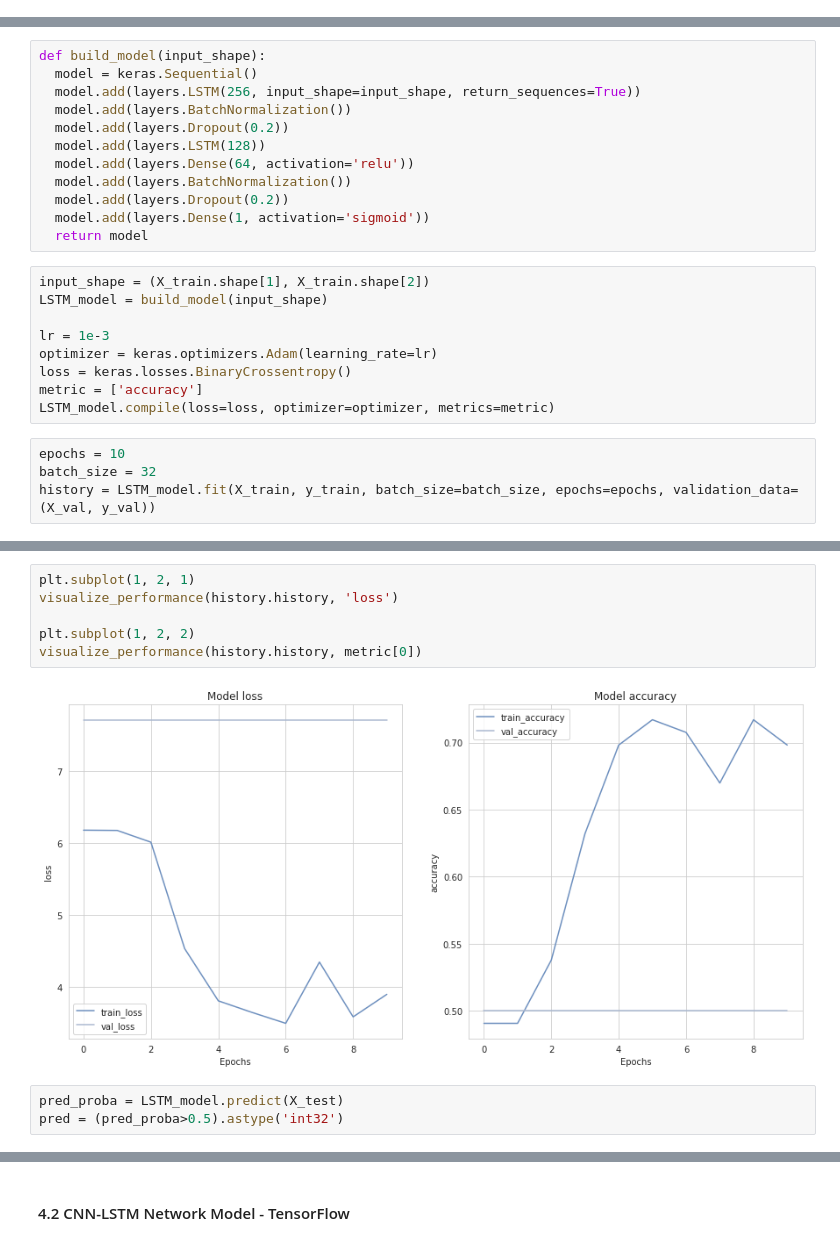
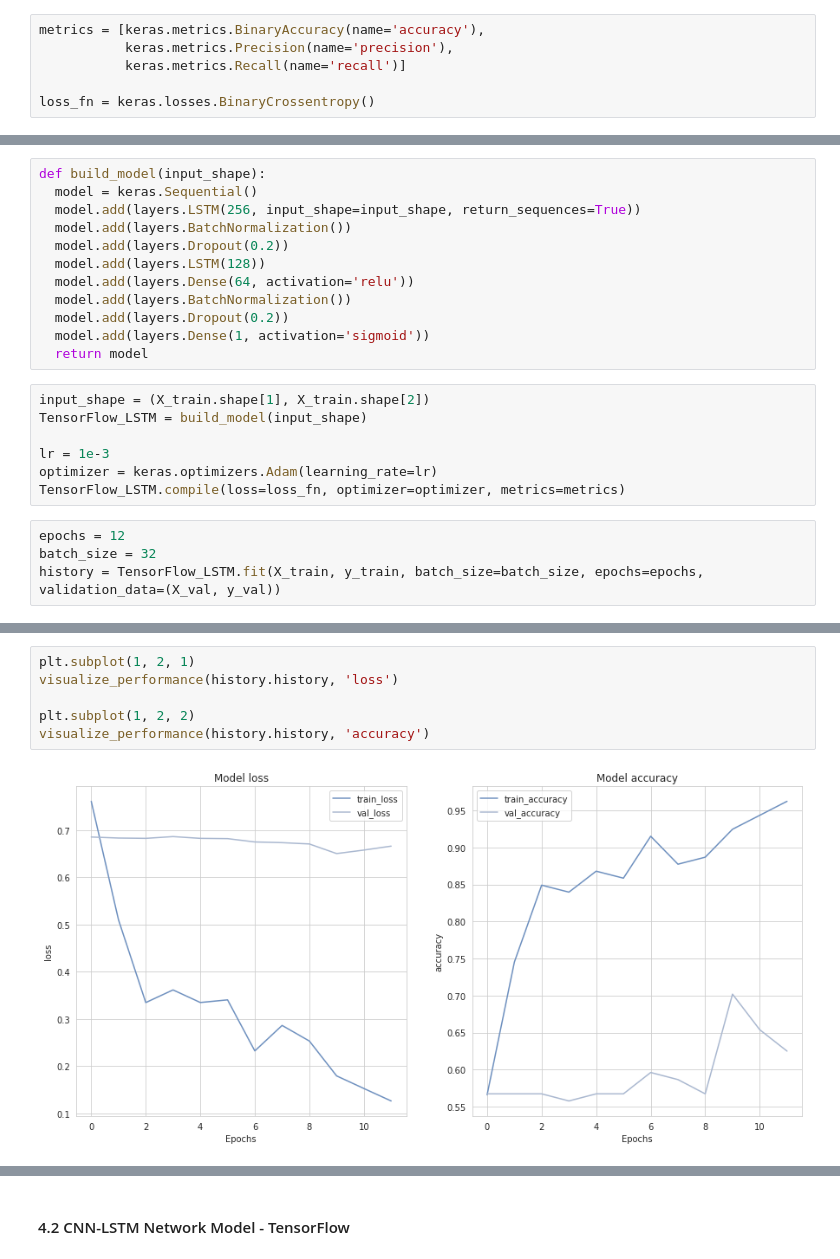
Before and after one commit to Satorumi/Machine-Learning, a Jupyter notebook: TimeSeries_Classification.ipynb, the cells around one changed output, grey strips where cells are left out. Saved outputs shown, nothing was run; the diff lists cells and outputs as text.

```diff
--- a/TimeSeries_Classification.ipynb
+++ b/TimeSeries_Classification.ipynb
@@ -205,6 +203,12 @@ def visualize_performance(history, metric):
   plt.ylabel(metric)
   plt.legend(['train_' + metric, 'val_' + metric])
   plt.title(f'Model {metric}')
+# %%
+metrics = [keras.metrics.BinaryAccuracy(name='accuracy'),
+           keras.metrics.Precision(name='precision'),
+           keras.metrics.Recall(name='recall')]
+
+loss_fn = keras.losses.BinaryCrossentropy()
 # %% [markdown]
 #### 4.1 LSTM Neural Network - TensorFlow
 # %%
@@ -227,15 +233,13 @@ def build_model(input_shape):
   return model
 # %%
 input_shape = (X_train.shape[1], X_train.shape[2])
-LSTM_model = build_model(input_shape)
+TensorFlow_LSTM = build_model(input_shape)
 
 lr = 1e-3
 optimizer = keras.optimizers.Adam(learning_rate=lr)
-loss = keras.losses.BinaryCrossentropy()
-metric = ['accuracy']
-LSTM_model.compile(loss=loss, optimizer=optimizer, metrics=metric)
+TensorFlow_LSTM.compile(loss=loss_fn, optimizer=optimizer, metrics=metrics)
 # %%
-epochs = 10
+epochs = 12
 batch_size = 32
-history = LSTM_model.fit(X_train, y_train, batch_size=batch_size, epochs=epochs, validation_data=(X_val, y_val))
+history = TensorFlow_LSTM.fit(X_train, y_train, batch_size=batch_size, epochs=epochs, validation_data=(X_val, y_val))
 # %% [output]
@@ -262,11 +263,8 @@ Epoch 10/10
 # %%
 plt.subplot(1, 2, 1)
 visualize_performance(history.history, 'loss')
 
 plt.subplot(1, 2, 2)
-visualize_performance(history.history, metric[0])
+visualize_performance(history.history, 'accuracy')
 # %% [output]
-[figure, old version]
+[figure, new version]
-# %%
-pred_proba = LSTM_model.predict(X_test)
-pred = (pred_proba>0.5).astype('int32')
```
Also changed, not shown: parts of 35 cells of this notebook.
